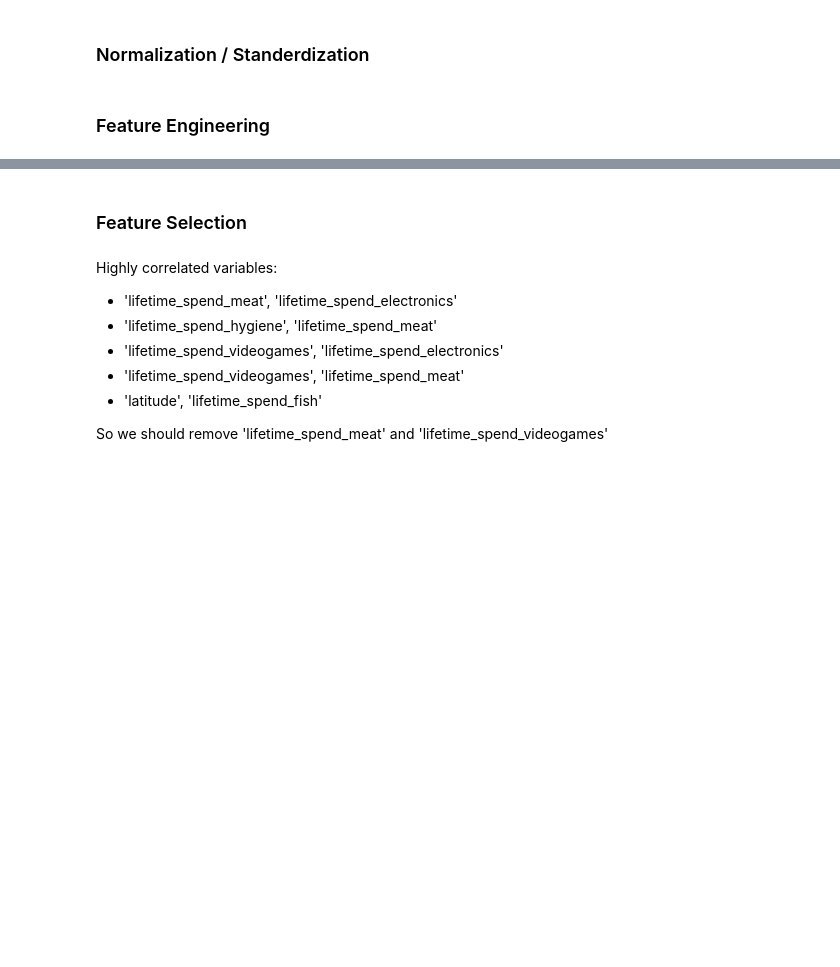
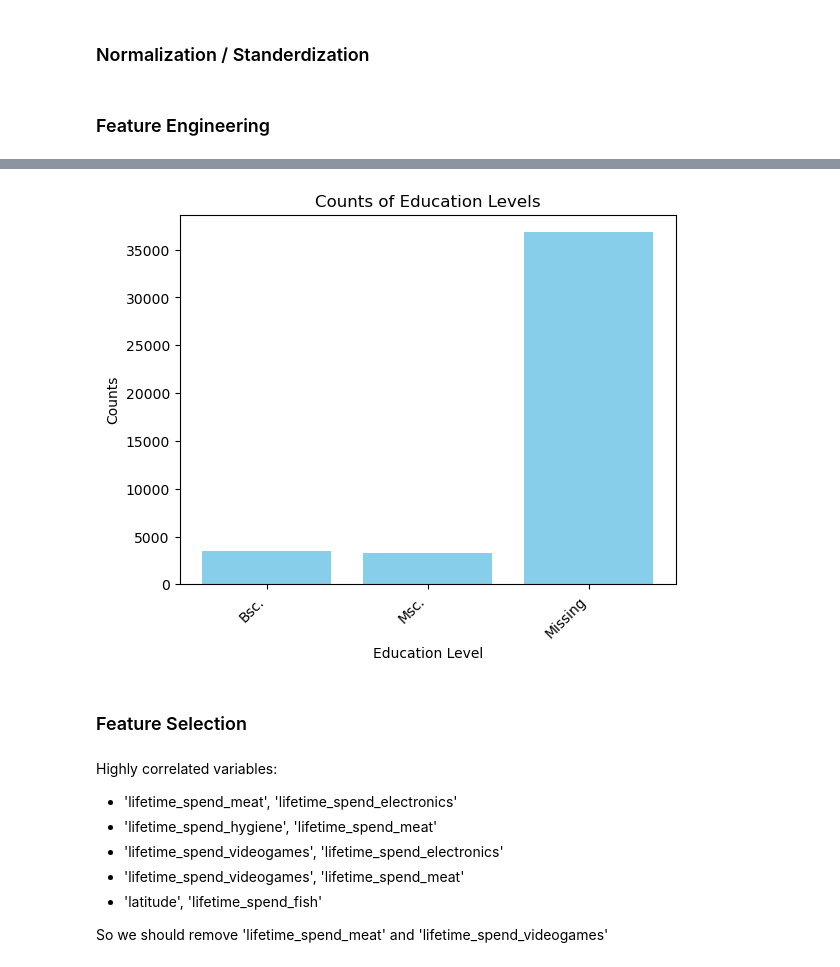
Before and after one commit to mitoma10110/ML2_Project, a Jupyter notebook: preproc_testing.ipynb, the cells around one changed output, grey strips where cells are left out. Saved outputs shown, nothing was run; the diff lists cells and outputs as text; code cells hidden in the pictures; blank space fills up the shorter version.

```diff
--- a/preproc_testing.ipynb
+++ b/preproc_testing.ipynb
@@ -269,0 +294,16 @@ if meat == 0 and fish == 0: Vegetarian == True
+# %%
+def extract_education(name):
+    if 'Msc.' in name:
+        return 'Msc.'
+    elif 'Bsc.' in name:
+        return 'Bsc.'
+    else:
+        return None
+
+# Apply the function to create a new 'Education' column
+cust_info_treated['education'] = cust_info_treated['customer_name'].apply(extract_education)
+
+# Extract the first name and last name
+cust_info_treated['name'] = cust_info_treated['customer_name'].str.replace('Msc.|Bsc.', '').str.strip()
+
+cust_info_treated
@@ -270,3 +324,26 @@ if meat == 0 and fish == 0: Vegetarian == True
+# %%
+# Count the occurrences of each value in the 'Education' column
+education_counts = cust_info_treated['education'].value_counts()
+
+# Count the missing values in the 'Education' column
+missing_values_count = cust_info_treated['education'].isnull().sum()
+
+# Add the count of missing values as a new entry in the 'education_counts' Series
+education_counts['Missing'] = missing_values_count
+
+# Plot the counts
+plt.bar(education_counts.index, education_counts.values, color='skyblue')
+
+# Add labels and title
+plt.xlabel('Education Level')
+plt.ylabel('Counts')
+plt.title('Counts of Education Levels')
+plt.xticks(rotation=45, ha='right')  # Rotate x-axis labels for better visibility
+
+# Show plot
+plt.show()
+# %% [output]
+[figure, added]
 # %% [markdown]
 ### Feature Selection
 # %%
```
Also changed, not shown: parts of 5 cells of this notebook.
